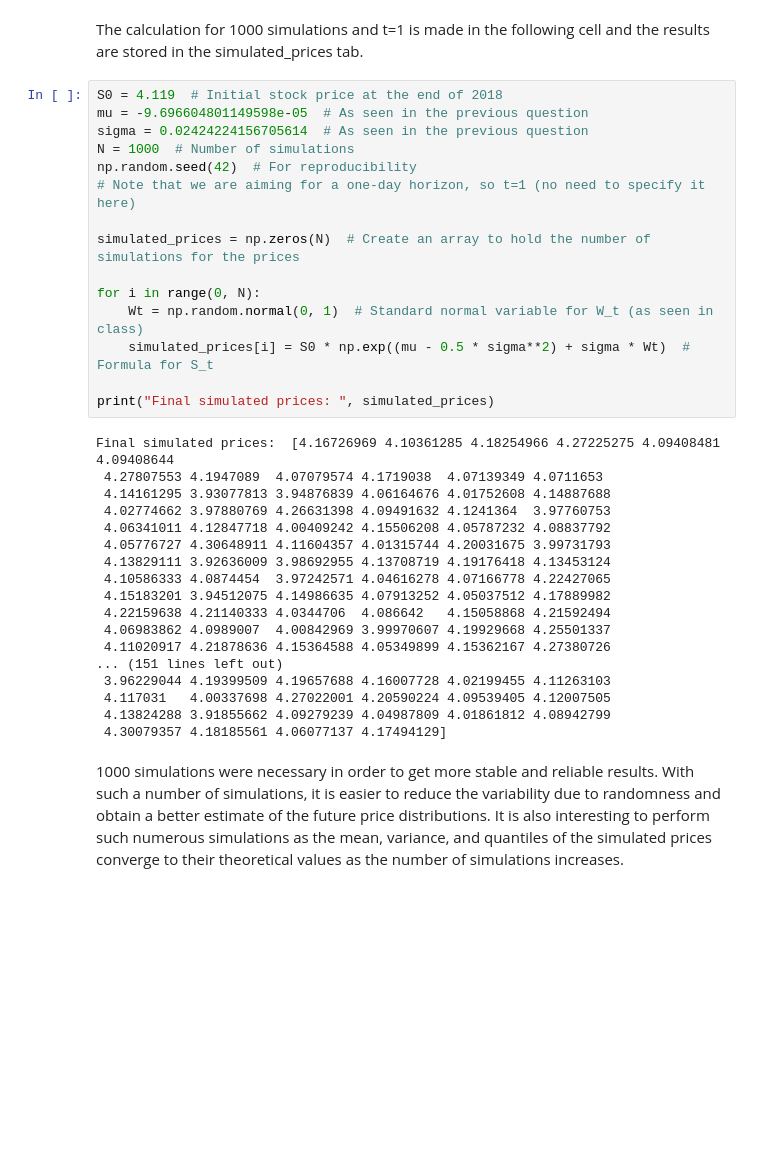
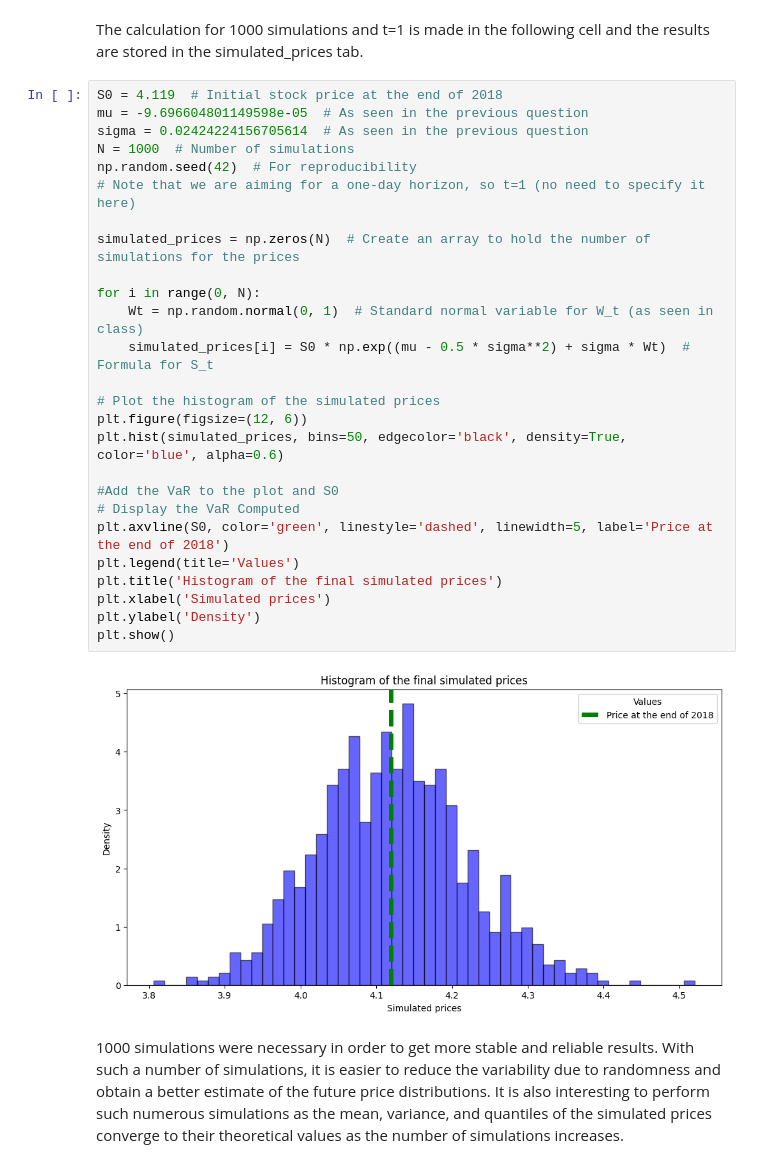
Before and after one commit to nathan6292/Market-Risk-Final-Project, a Jupyter notebook: Nathan_Fleury, Julien_Gilles - Project.ipynb, the cells around one changed output. Saved outputs shown, nothing was run; the diff lists cells and outputs as text; blank space fills up the shorter version.

```diff
--- a/Nathan_Fleury, Julien_Gilles - Project.ipynb
+++ b/Nathan_Fleury, Julien_Gilles - Project.ipynb
@@ -1478,36 +1450,31 @@ The calculation for 1000 simulations and t=1 is made in the following cell and t
 # %%
 S0 = 4.119  # Initial stock price at the end of 2018
 mu = -9.696604801149598e-05  # As seen in the previous question
 sigma = 0.02424224156705614  # As seen in the previous question
 N = 1000  # Number of simulations
 np.random.seed(42)  # For reproducibility
 # Note that we are aiming for a one-day horizon, so t=1 (no need to specify it here)
 
 simulated_prices = np.zeros(N)  # Create an array to hold the number of simulations for the prices
 
 for i in range(0, N):
     Wt = np.random.normal(0, 1)  # Standard normal variable for W_t (as seen in class)
     simulated_prices[i] = S0 * np.exp((mu - 0.5 * sigma**2) + sigma * Wt)  # Formula for S_t
 
-print("Final simulated prices: ", simulated_prices)
+# Plot the histogram of the simulated prices
+plt.figure(figsize=(12, 6))
+plt.hist(simulated_prices, bins=50, edgecolor='black', density=True, color='blue', alpha=0.6)
+
+#Add the VaR to the plot and S0
+# Display the VaR Computed
+plt.axvline(S0, color='green', linestyle='dashed', linewidth=5, label='Price at the end of 2018')
+plt.legend(title='Values')
+plt.title('Histogram of the final simulated prices')
+plt.xlabel('Simulated prices')
+plt.ylabel('Density')
+plt.show()
 # %% [output]
-Final simulated prices:  [4.16726969 4.10361285 4.18254966 4.27225275 4.09408481 4.09408644
- 4.27807553 4.1947089  4.07079574 4.1719038  4.07139349 4.0711653
- 4.14161295 3.93077813 3.94876839 4.06164676 4.01752608 4.14887688
- 4.02774662 3.97880769 4.26631398 4.09491632 4.1241364  3.97760753
- 4.06341011 4.12847718 4.00409242 4.15506208 4.05787232 4.08837792
- 4.05776727 4.30648911 4.11604357 4.01315744 4.20031675 3.99731793
- 4.13829111 3.92636009 3.98692955 4.13708719 4.19176418 4.13453124
- 4.10586333 4.0874454  3.97242571 4.04616278 4.07166778 4.22427065
- 4.15183201 3.94512075 4.14986635 4.07913252 4.05037512 4.17889982
- 4.22159638 4.21140333 4.0344706  4.086642   4.15058868 4.21592494
- 4.06983862 4.0989007  4.00842969 3.99970607 4.19929668 4.25501337
- 4.11020917 4.21878636 4.15364588 4.05349899 4.15362167 4.27380726
-... (151 lines left out)
- 3.96229044 4.19399509 4.19657688 4.16007728 4.02199455 4.11263103
- 4.117031   4.00337698 4.27022001 4.20590224 4.09539405 4.12007505
- 4.13824288 3.91855662 4.09279239 4.04987809 4.01861812 4.08942799
- 4.30079357 4.18185561 4.06077137 4.17494129]
+[figure, added]
 # %% [markdown]
 1000 simulations were necessary in order to get more stable and reliable results. With such a number of simulations, it is easier to reduce the variability due to randomness and obtain a better estimate of the future price distributions. It is also interesting to perform such numerous simulations as the mean, variance, and quantiles of the simulated prices converge to their theoretical values as the number of simulations increases.
 # %% [markdown]
```
Also changed, not shown: parts of 15 cells of this notebook.
